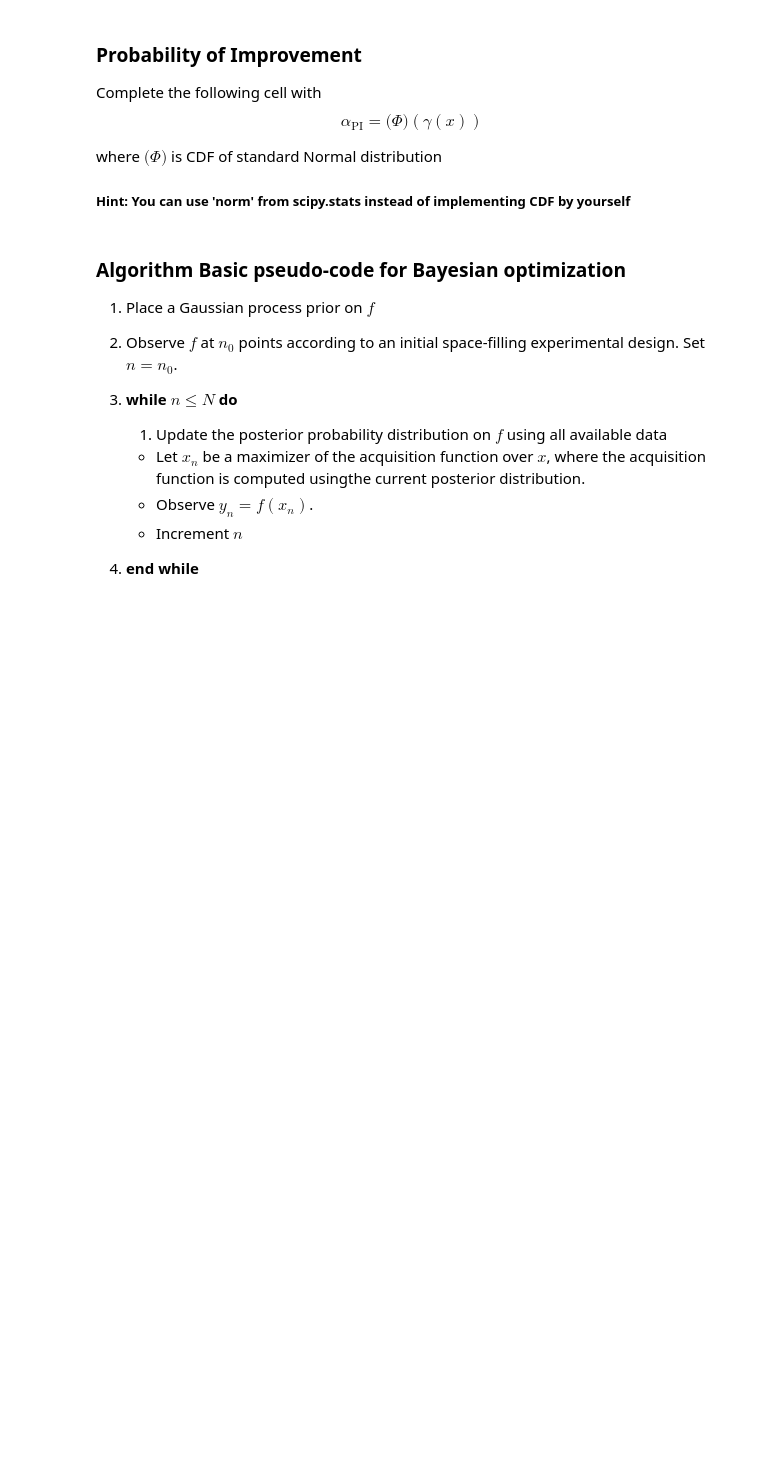
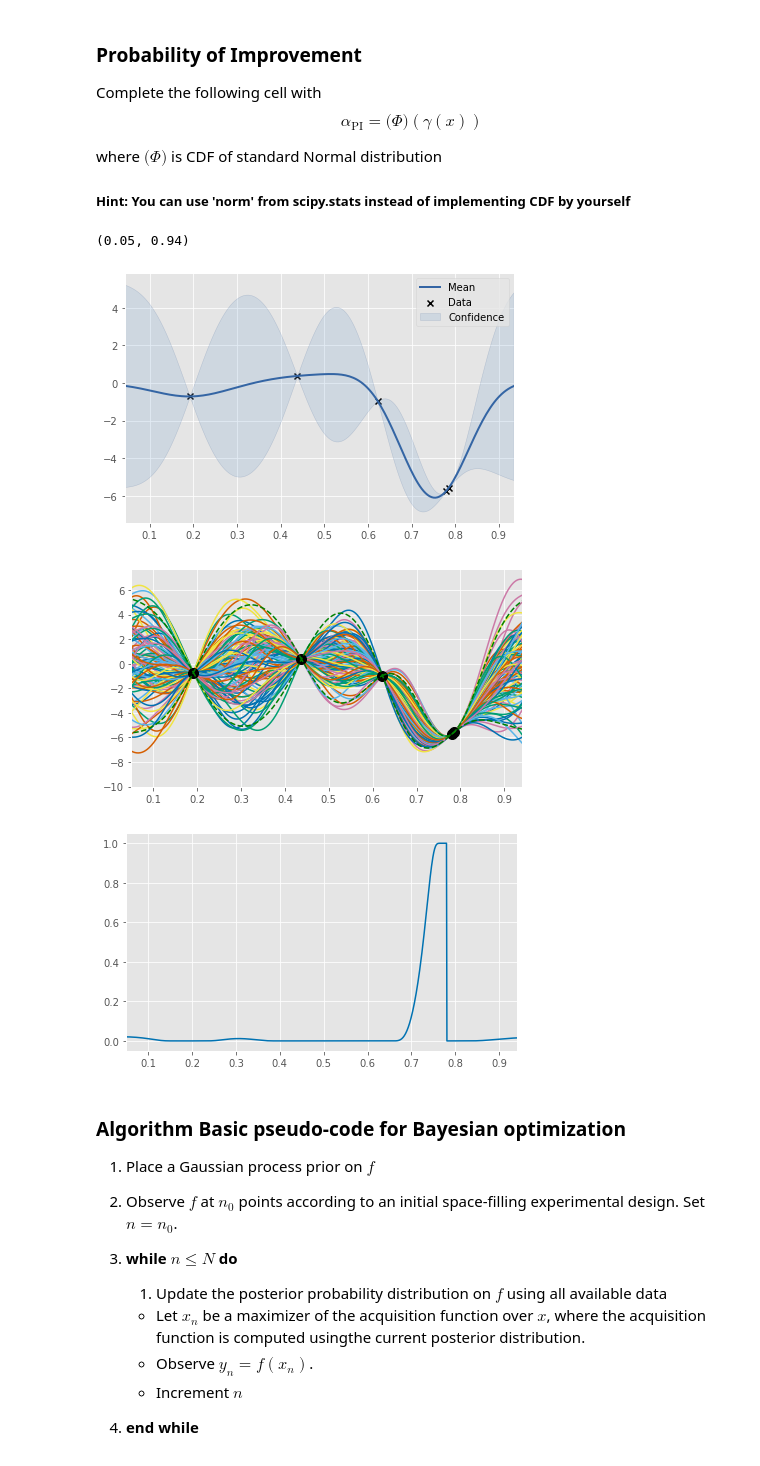
Before and after one commit to panukorn17/COMP0168-Machine-Learning-Seminar, a Jupyter notebook: bayesian-optimization-tutorial.ipynb, the cells around one changed output. Cells and saved outputs as stored; diff of their text form; code cells hidden in the pictures; blank space fills up the shorter version.

Commit message:
completed probability of improvement

```diff
--- a/bayesian-optimization-tutorial.ipynb
+++ b/bayesian-optimization-tutorial.ipynb
@@ -180,8 +210,7 @@ class AquisitionBase:
         :return: shape (N, ) or (N, 1)
         """
 
-        gamma_x =  0.0 # Edit this line
-
+        gamma_x =  (- mean_x + y_best)/sigma_x # **Edited** (N,1)
         return gamma_x
 
     def maximise(self, model, lims):
@@ -206,14 +235,36 @@ class ProbabilityImprovement(AquisitionBase):
 
         assert isinstance(model, GPy.Model)
 
-        mean_x = None # Edit This line
-        sigma_x = None # Edit This line
+        mean_x, cov_x = gp_model.predict(x.reshape((1000, 1)), full_cov=True) # ***Edited***
+        sigma_x = np.sqrt(np.diag(cov_x)) # ***Edited***
 
         y_best = np.min(model.Y)
 
-        gamma_x = self.gamma(y_best, mean_x, sigma_x)
-        PI_x = 0.0 # Edit This line
+        gamma_x = self.gamma(y_best, mean_x.reshape(1000), sigma_x)
+        PI_x = norm.cdf(gamma_x) # ***Edited***
         return PI_x
+# %%
+PI = ProbabilityImprovement(AquisitionBase.gamma)
+# %%
+gp_model.plot()
+
+posteriorTestY = gp_model.posterior_samples_f(x.reshape((1000, 1)), full_cov=True, size=100)
+mean_x, std_x = gp_model.predict(x.reshape((1000, 1)))
+plt.figure(figsize=(7,4))
+plt.plot(x.reshape((1000, 1)), posteriorTestY[:,0,:])
+plt.plot(x_0, y_0, 'ok', markersize=10)
+plt.plot(x, mean_x - 2 * std_x ** 0.5, '--g')
+plt.plot(x, mean_x + 2 * std_x ** 0.5, '--g')
+plt.xlim([0.05,0.94])
+
+plt.figure(figsize=(7,4))
+plt.plot(np.linspace(0,1,1000),PI(gp_model,x))
+plt.xlim([0.05,0.94])
+# %% [output]
+(0.05, 0.94)
+[figure, added]
+[figure, added]
+[figure, added]
 # %% [markdown]
 
 
```
Also changed, not shown: parts of 5 cells of this notebook.
